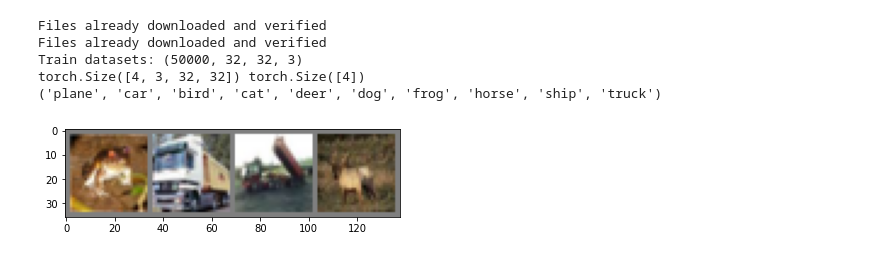
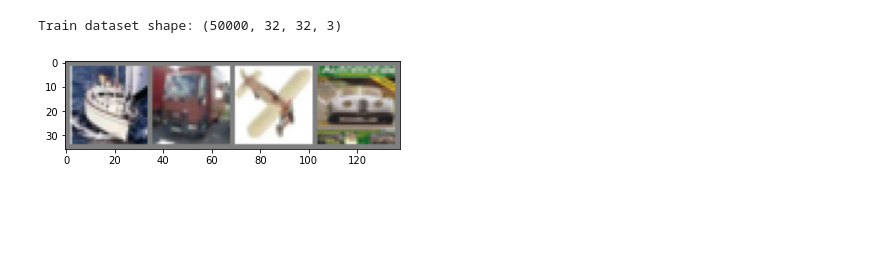
Before and after one commit to sonhm3029/PyTorch_Learning, a Jupyter notebook: pytorch/CNN/main.ipynb, the cells around one changed output. Cells and saved outputs as stored; diff of their text form; code cells hidden in the pictures; blank space fills up the shorter version.

```diff
--- a/pytorch/CNN/main.ipynb
+++ b/pytorch/CNN/main.ipynb
@@ -106,75 +106,67 @@ Phân tích:
 
 ![](../../images/convolution20.png)
 # %%
-from typing import Tuple
+import os
+from re import X
+os.environ["KMP_DUPLICATE_LIB_OK"] = "TRUE"
 import torch
+import torchvision
 import torch.nn as nn
 import torch.nn.functional as F
-import torchvision
-from torchvision import datasets, transforms
+import numpy as np
+import torchvision.datasets as datasets
 from torch.utils.data import DataLoader
+import torchvision.transforms as transforms
 import matplotlib.pyplot as plt
-import os
-import numpy as np
-os.environ["KMP_DUPLICATE_LIB_OK"] = "TRUE"
 
 
 # device config
 device = torch.device('cuda' if torch.cuda.is_available() else 'cpu')
 
 # hyper parameters
-num_epochs = 5
+
+num_epochs = 1
 batch_size = 4
 learning_rate = 0.001
 
-# dataset and transforms
-# mean for each channels
-mean = (0.5, 0.5, 0.5)
-# standard deviation
-std = (0.5, 0.5, 0.5)
-# For pytorch, Normalize is Standardlization
-composedTransform = transforms.Compose([transforms.ToTensor(),
-                                        transforms.Normalize(mean, std)])
+# Data loading in
+transform = transforms.Compose(
+    [transforms.ToTensor(),
+    transforms.Normalize((0.5, 0.5, 0.5), (0.5, 0.5, 0.5))])
 
-train_dataset = datasets.CIFAR10(root="../../data",
-                                             train=True,
-                                             download=True,
-                                             transform=composedTransform)
+# CIFAR10
+train_dataset = datasets.CIFAR10(root="../../data", train=True,
+                                 download=False, transform=transform )
+test_dataset = datasets.CIFAR10(root="../../data", train=False,
+                                 download=False, transform=transform )
 
-test_dataset = datasets.CIFAR10(root="../../data",
-                                             train=False,
-                                             download=True,
-                                             transform=composedTransform)
+print(f"Train dataset shape: {train_dataset.data.shape}")
 
 train_loader = DataLoader(dataset=train_dataset, batch_size=batch_size,
-                          shuffle=False)
-
+                          shuffle=True)
 test_loader = DataLoader(dataset=test_dataset, batch_size=batch_size,
                           shuffle=False)
 
-examples = iter(train_loader)
-print(f"Train datasets: {train_dataset.data.shape}")
 
-samples, labels = examples.next()
-print(samples.shape, labels.shape)
-# classes = tuple(train_dataset.classes)
+
 classes = ('plane', 'car', 'bird', 'cat',
            'deer', 'dog', 'frog', 'horse', 'ship', 'truck')
-print(f"{classes}")
-def imshow(img):
-    img = img/2 + 0.5 #
-    npimg = img.numpy()
+
+
+# Show data
+def imshow(images):
+    images = images/2 + 0.5
+    npimg = images.numpy()
     plt.imshow(np.transpose(npimg, (1,2,0)))
     plt.show()
 
-imshow(torchvision.utils.make_grid(samples))
+# Get some example
+examples = iter(train_loader)
+images, labels = examples.next()
+imshow(torchvision.utils.make_grid(images))
 # %% [output]
-Files already downloaded and verified
-Files already downloaded and verified
-Train datasets: (50000, 32, 32, 3)
-torch.Size([4, 3, 32, 32]) torch.Size([4])
-('plane', 'car', 'bird', 'cat', 'deer', 'dog', 'frog', 'horse', 'ship', 'truck')
+Train dataset shape: (50000, 32, 32, 3)
-[figure, old version]
+[figure, new version]
 # %%
 # Implement convolution neural network
 
```
Also changed, not shown: parts of 1 cell of this notebook, 12 other files.
